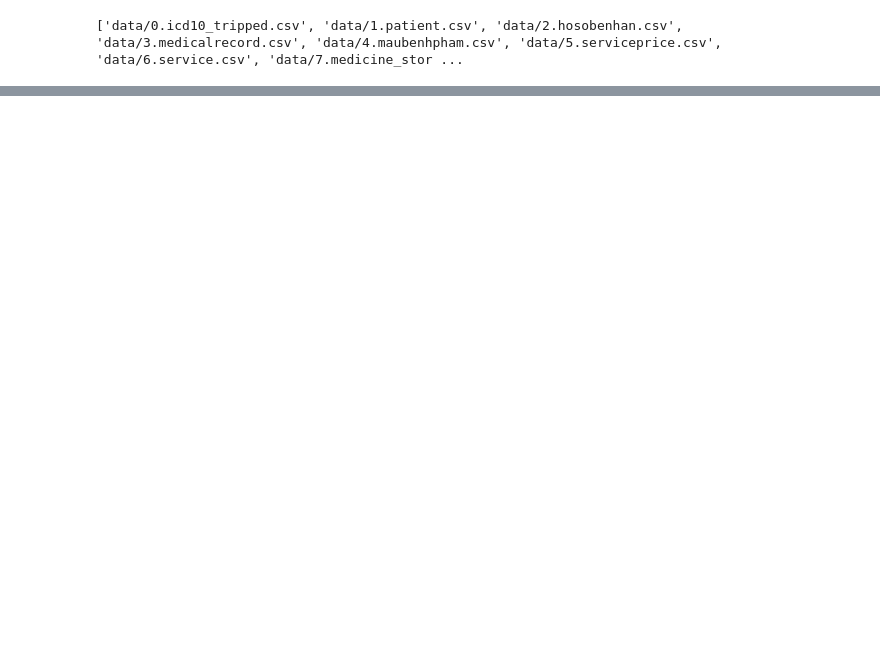
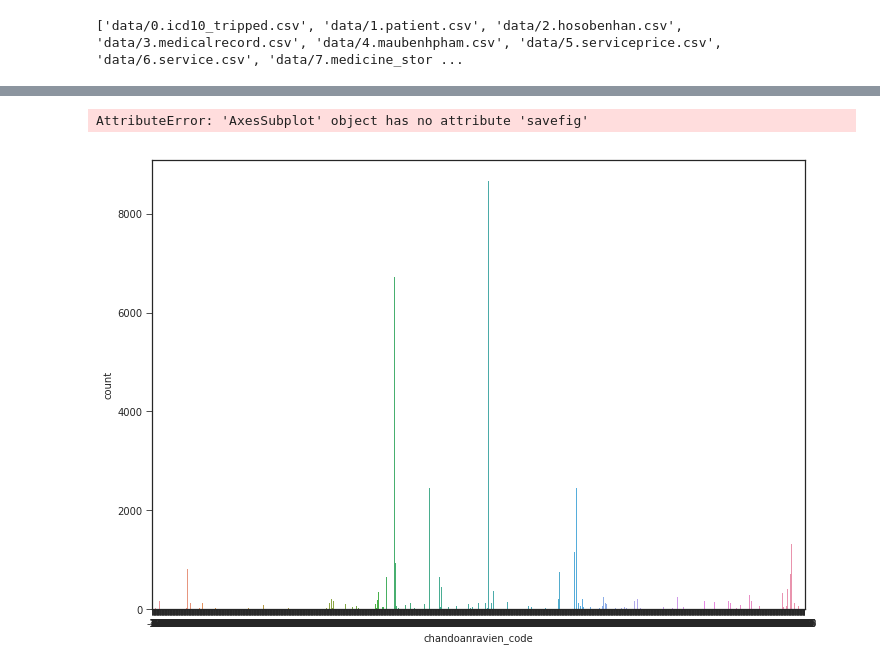
Before and after one commit to tmquan/eHospital, a Jupyter notebook: 01_Exploration_icd10_data.ipynb, the cells around one changed output, grey strips where cells are left out. Drawn from its saved outputs; the diff is of its cells as text; code cells hidden in the pictures; blank space fills up the shorter version.

```diff
--- a/01_Exploration_icd10_data.ipynb
+++ b/01_Exploration_icd10_data.ipynb
@@ -241,10 +251,14 @@ sns.pairplot(data=df_hosobenhan,
 # %%
 # plot = df_hosobenhan.plot.pie(y='chandoanravien_code')
 sns.set_style('ticks')
 fig, ax = plt.subplots()
 # the size of A4 paper
 fig.set_size_inches(11.7, 8.27)
-ax = sns.countplot(x='chandoanravien_code', data=df_hosobenhan.sample(1000))
+ax = sns.countplot(x='chandoanravien_code', data=df_hosobenhan)
+ax.savefig('chandoanravien.png')
+# %% [output]
+AttributeError: 'AxesSubplot' object has no attribute 'savefig'
+[figure, added]
 # %%
 df_medicalrecord = pd.read_csv('data/3.medicalrecord.csv',
                          sep=';',
```
Also changed, not shown: parts of 6 cells of this notebook, 2 other files.
